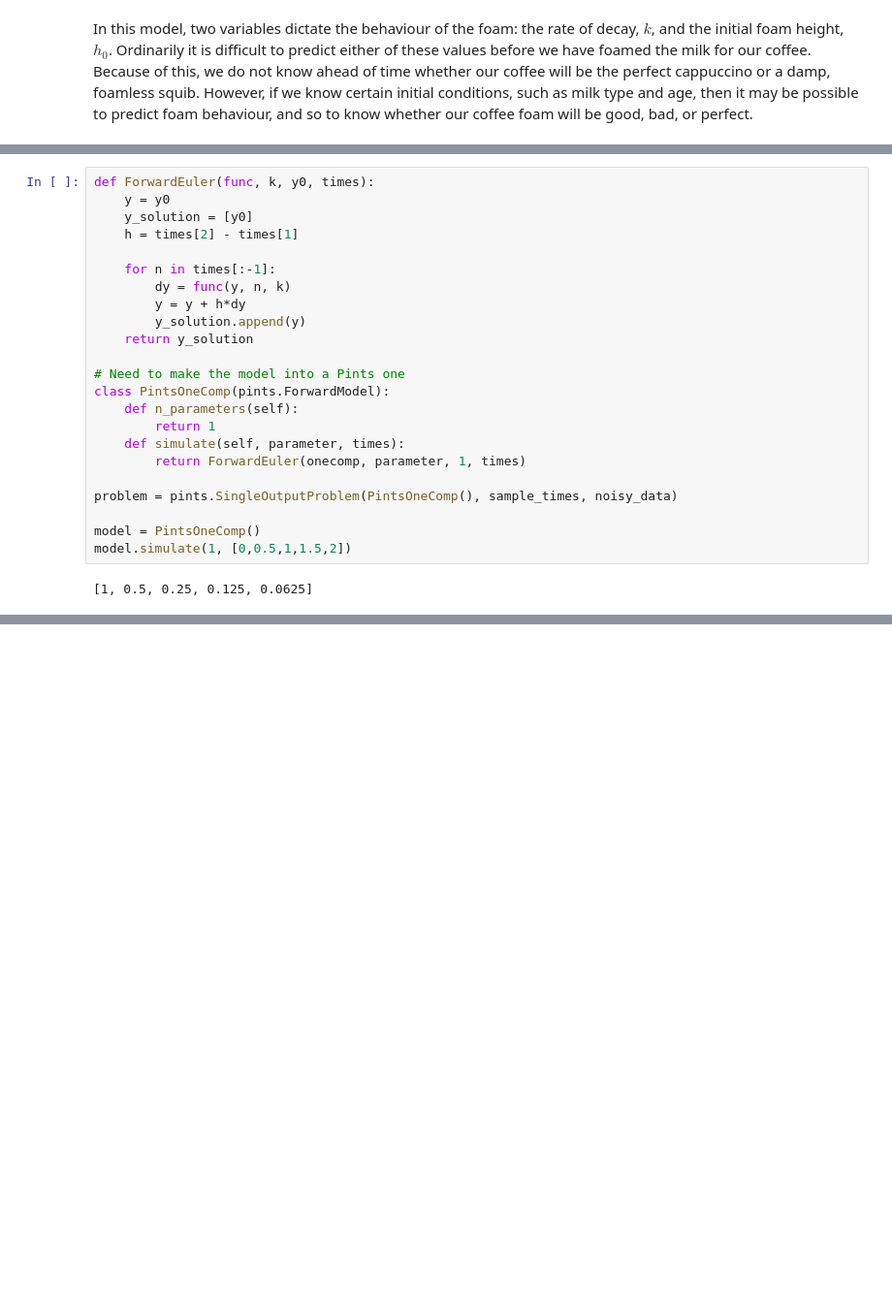
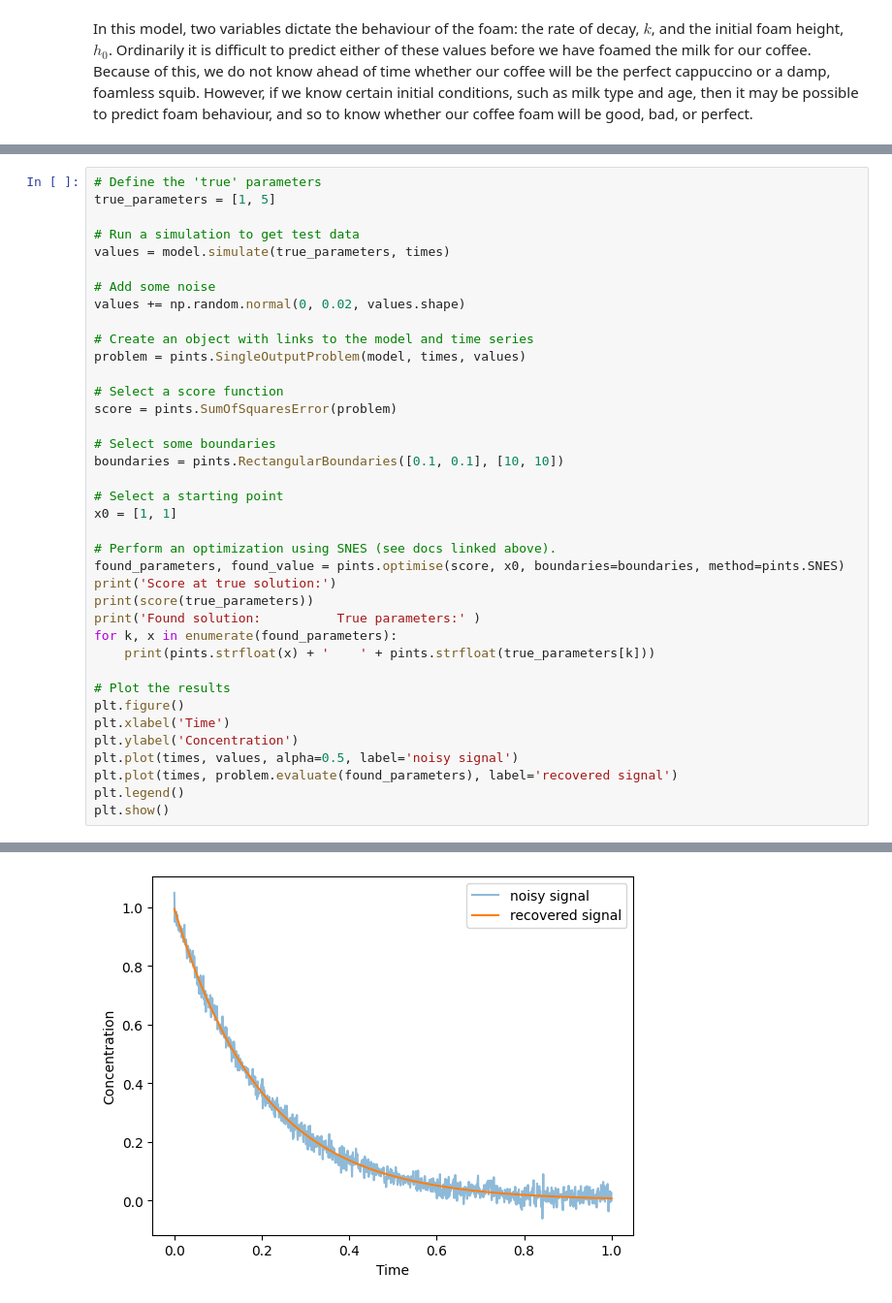
Before and after one commit to simonmarchant/perfect-cappuccino, a Jupyter notebook: Demo.ipynb, the cells around one changed output, grey strips where cells are left out. Shown: that part at 97% size. Drawn from its saved outputs; the diff is of its cells as text; blank space fills up the shorter version.

```diff
--- a/Demo.ipynb
+++ b/Demo.ipynb
@@ -93,25 +59,39 @@ plt.show()
-# %%
-def ForwardEuler(func, k, y0, times):
-    y = y0
-    y_solution = [y0]
-    h = times[2] - times[1]
-
-    for n in times[:-1]:
-        dy = func(y, n, k)
-        y = y + h*dy
-        y_solution.append(y)
-    return y_solution
-
-# Need to make the model into a Pints one
-class PintsOneComp(pints.ForwardModel):
-    def n_parameters(self):
-        return 1
-    def simulate(self, parameter, times):
-        return ForwardEuler(onecomp, parameter, 1, times)
-
-problem = pints.SingleOutputProblem(PintsOneComp(), sample_times, noisy_data)
-
-model = PintsOneComp()
-model.simulate(1, [0,0.5,1,1.5,2])
-# %% [output]
-[1, 0.5, 0.25, 0.125, 0.0625]
+# %%
+# Define the 'true' parameters
+true_parameters = [1, 5]
+
+# Run a simulation to get test data
+values = model.simulate(true_parameters, times)
+
+# Add some noise
+values += np.random.normal(0, 0.02, values.shape)
+
+# Create an object with links to the model and time series
+problem = pints.SingleOutputProblem(model, times, values)
+
+# Select a score function
+score = pints.SumOfSquaresError(problem)
+
+# Select some boundaries
+boundaries = pints.RectangularBoundaries([0.1, 0.1], [10, 10])
+
+# Select a starting point
+x0 = [1, 1]
+
+# Perform an optimization using SNES (see docs linked above).
+found_parameters, found_value = pints.optimise(score, x0, boundaries=boundaries, method=pints.SNES)
+print('Score at true solution:')
+print(score(true_parameters))
+print('Found solution:          True parameters:' )
+for k, x in enumerate(found_parameters):
+    print(pints.strfloat(x) + '    ' + pints.strfloat(true_parameters[k]))
+
+# Plot the results
+plt.figure()
+plt.xlabel('Time')
+plt.ylabel('Concentration')
+plt.plot(times, values, alpha=0.5, label='noisy signal')
+plt.plot(times, problem.evaluate(found_parameters), label='recovered signal')
+plt.legend()
+plt.show()
+# %% [output]
@@ -117,0 +115 @@ model.simulate(1, [0,0.5,1,1.5,2])
+[figure, added]
```
Also changed, not shown: parts of 9 cells of this notebook.
